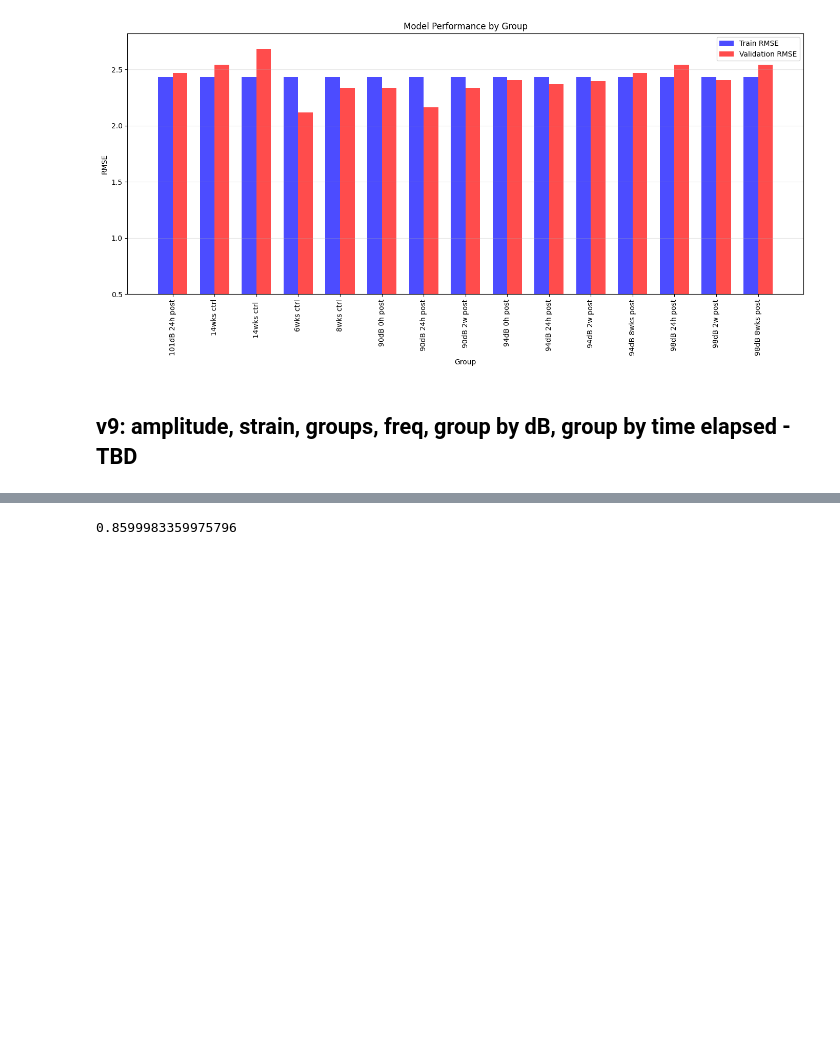
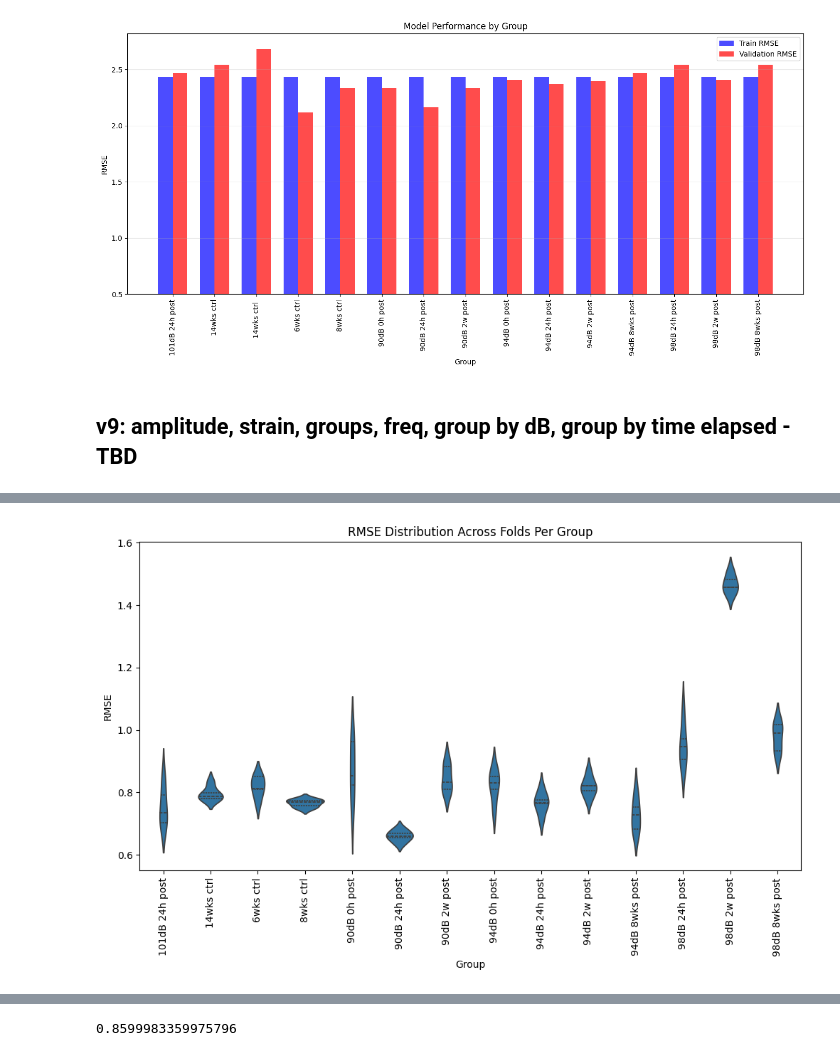
Before and after one commit to lashebir/synapsemodel, a Jupyter notebook: TTbySubject.ipynb, the cells around one changed output, grey strips where cells are left out. Cells and saved outputs as stored; diff of their text form; code cells hidden in the pictures; blank space fills up the shorter version.

```diff
--- a/TTbySubject.ipynb
+++ b/TTbySubject.ipynb
@@ -7231,0 +7791,37 @@ Sample of predicted values: 4240    13.471182
+# %%
+import matplotlib.pyplot as plt
+import seaborn as sns
+import pandas as pd
+
+# RMSE data per fold per group
+data = {
+    'Group': [
+        '101dB 24h post', '14wks ctrl', '6wks ctrl', '8wks ctrl', '90dB 0h post',
+        '90dB 24h post', '90dB 2w post', '94dB 0h post', '94dB 24h post', '94dB 2w post',
+        '94dB 8wks post', '98dB 24h post', '98dB 2w post', '98dB 8wks post'
+    ],
+    'Fold 1': [0.792640, 0.799379, 0.766571, 0.778038, 0.743109, 0.654207, 0.810523, 0.742106, 0.765715, 0.865323, 0.682440, 0.970908, 1.456995, 0.927016],
+    'Fold 2': [0.699856, 0.781179, 0.812170, 0.756977, 0.824102, 0.669417, 0.801574, 0.872855, 0.763701, 0.778164, 0.752600, 1.057350, 1.456235, 1.021413],
+    'Fold 3': [0.703508, 0.779198, 0.809848, 0.769629, 0.852534, 0.659735, 0.831814, 0.851904, 0.812703, 0.820766, 0.726827, 0.905890, 1.430996, 0.933075],
+    'Fold 4': [0.734965, 0.787513, 0.850017, 0.774563, 0.968153, 0.683345, 0.898784, 0.809033, 0.714753, 0.806378, 0.673990, 0.882773, 1.483176, 0.989812],
+    'Fold 5': [0.848762, 0.833757, 0.849953, 0.749233, 0.963599, 0.636514, 0.882618, 0.831512, 0.775199, 0.821076, 0.802299, 0.945736, 1.510624, 1.017359]
+}
+
+# Convert to DataFrame
+df = pd.DataFrame(data)
+
+# Melt the DataFrame
+df_melted = df.melt(id_vars=['Group'], var_name='Fold', value_name='RMSE')
+
+# Create the violin plot
+plt.figure(figsize=(12, 6))
+sns.violinplot(x='Group', y='RMSE', data=df_melted, inner='quartile')
+
+# Label the plot
+plt.xlabel('Group')
+plt.ylabel('RMSE')
+plt.title('RMSE Distribution Across Folds Per Group')
+plt.xticks(rotation=90)
+plt.show()
+# %% [output]
+[figure, added]
```
Also changed, not shown: parts of 38 cells of this notebook.
